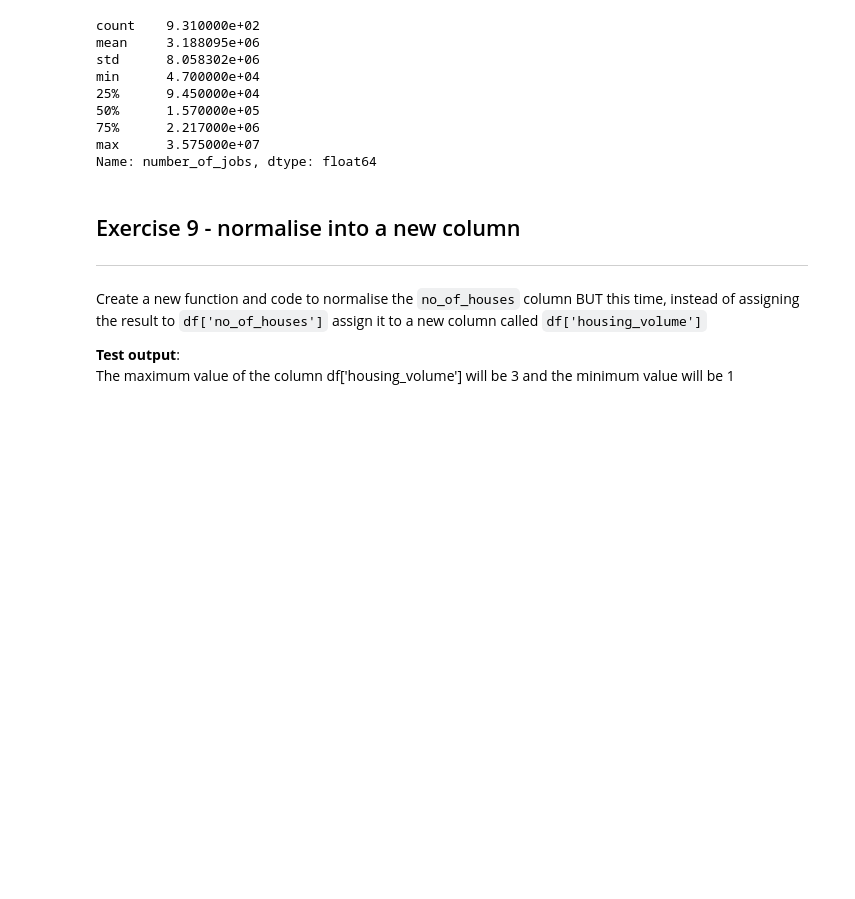
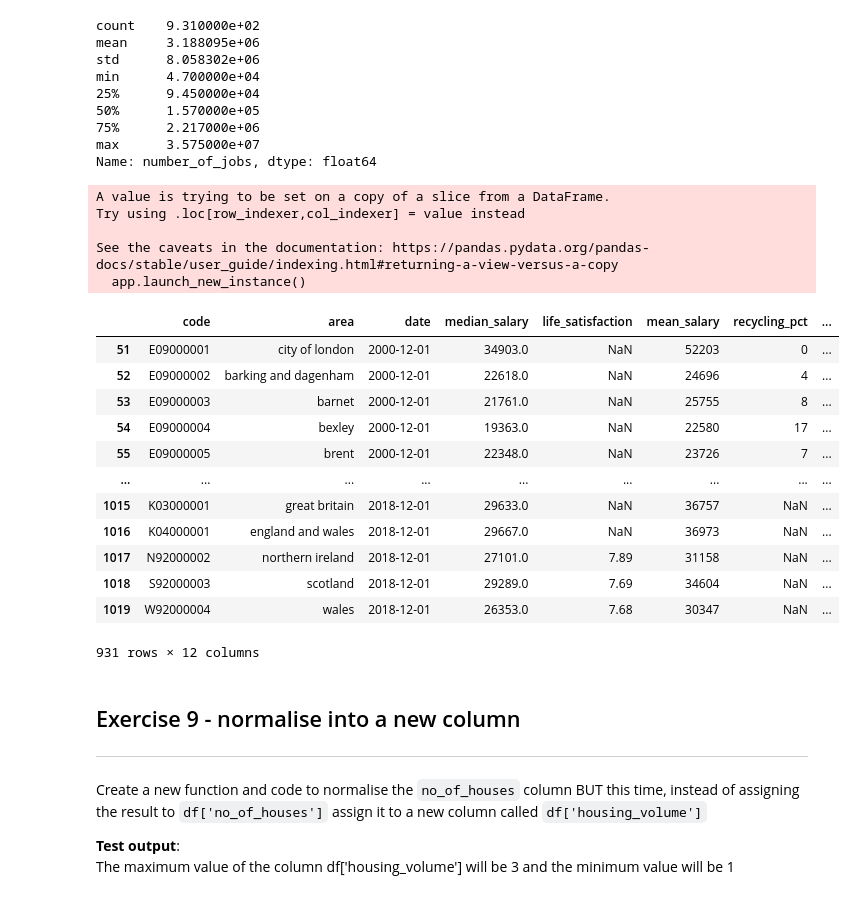
Before and after one commit to Jojomaque/DataScience, a Jupyter notebook: JojoSorting_and_cleaning.ipynb, the cells around one changed output. Drawn from its saved outputs; the diff is of its cells as text; code cells hidden in the pictures; blank space fills up the shorter version.

```diff
--- a/JojoSorting_and_cleaning.ipynb
+++ b/JojoSorting_and_cleaning.ipynb
@@ -411,6 +374,43 @@ min      4.700000e+04
 75%      2.217000e+06
 max      3.575000e+07
 Name: number_of_jobs, dtype: float64
+# %%
+
+df = pd.read_csv('https://raw.githubusercontent.com/futureCodersSE/working-with-data/main/Data%20sets/housing_in_london_yearly_variables.csv')
+df
+housing_london_original = df
+
+housing_london_no_houses = housing_london_median.dropna(subset=["number_of_jobs"])
+
+def normalise_jobs(housing_london_median):
+  if housing_london_median['number_of_jobs'] < 157000:
+    return 1
+  elif housing_london_median['number_of_jobs'] < 2217000:
+    return 2
+  else:
+    return 3
+
+housing_london_median['number_of_jobs'] = housing_london_median.apply(normalise_jobs, axis=1)
+housing_london_median
+# %% [output]
+A value is trying to be set on a copy of a slice from a DataFrame.
+Try using .loc[row_indexer,col_indexer] = value instead
+
+See the caveats in the documentation: https://pandas.pydata.org/pandas-docs/stable/user_guide/indexing.html#returning-a-view-versus-a-copy
+  app.launch_new_instance()
+|  | code | area | date | median_salary | life_satisfaction | mean_salary | recycling_pct | ... |
+| 51 | E09000001 | city of london | 2000-12-01 | 34903.0 | NaN | 52203 | 0 | ... |
+| 52 | E09000002 | barking and dagenham | 2000-12-01 | 22618.0 | NaN | 24696 | 4 | ... |
+| 53 | E09000003 | barnet | 2000-12-01 | 21761.0 | NaN | 25755 | 8 | ... |
+| 54 | E09000004 | bexley | 2000-12-01 | 19363.0 | NaN | 22580 | 17 | ... |
+| 55 | E09000005 | brent | 2000-12-01 | 22348.0 | NaN | 23726 | 7 | ... |
+| ... | ... | ... | ... | ... | ... | ... | ... | ... |
+| 1015 | K03000001 | great britain | 2018-12-01 | 29633.0 | NaN | 36757 | NaN | ... |
+| 1016 | K04000001 | england and wales | 2018-12-01 | 29667.0 | NaN | 36973 | NaN | ... |
+| 1017 | N92000002 | northern ireland | 2018-12-01 | 27101.0 | 7.89 | 31158 | NaN | ... |
+| 1018 | S92000003 | scotland | 2018-12-01 | 29289.0 | 7.69 | 34604 | NaN | ... |
+| 1019 | W92000004 | wales | 2018-12-01 | 26353.0 | 7.68 | 30347 | NaN | ... |
+931 rows × 12 columns
 # %% [markdown]
 ## Exercise 9 - normalise into a new column
 ---
```
Also changed, not shown: parts of 5 cells of this notebook.
